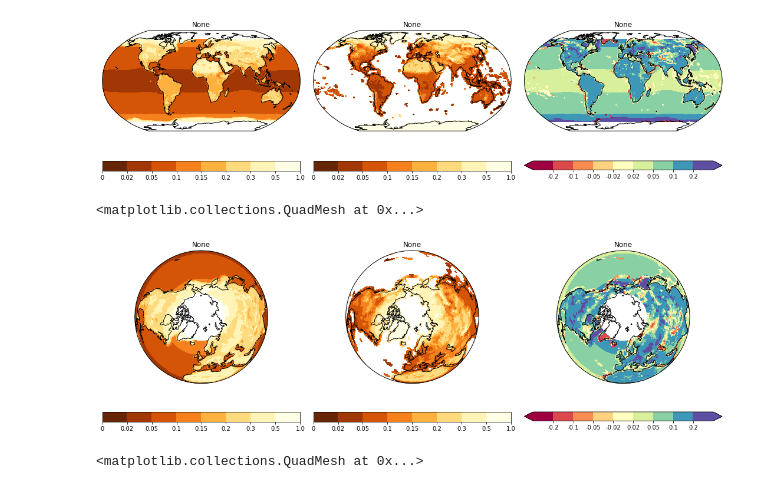
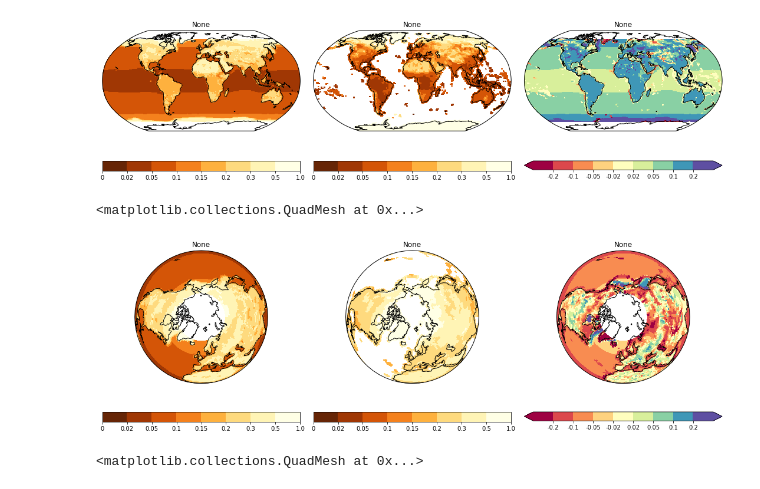
Before and after one commit to douglask3/albedo_teleconection, a Jupyter notebook: plot_SW_v_obs.ipynb, the cells around one changed output. Drawn from its saved outputs; the diff is of its cells as text; code cells hidden in the pictures.

Commit message:
plotting albedo vs global albedo obs

```diff
--- a/plot_SW_v_obs.ipynb
+++ b/plot_SW_v_obs.ipynb
@@ -64,5 +61,7 @@ obs_files = listdir_path(obs_dir)
+# %%
+obs_file = 'outputs/global_albedo/DHR_VIS-regridded.nc'
 # %%
-obs_in = iris.load_cube(obs_files[1])
+obs_in = iris.load_cube(obs_file)
 # %%
 obs = mod[0][0].copy()
 
@@ -132,15 +131,15 @@ plot_lonely_cube(diff,  1, 3, 3, levels = dlevels, cmap = dcmap, extend = 'both'
 # %%
 warnings.filterwarnings('ignore')
 
 
 plot_lonely_cube(mod_annual_average,  1, 3, 1, levels = levels, cmap = cmap, projection=ccrs.Orthographic(0.0, 90.0), colourbar = True)
-plot_lonely_cube(obs_annual_average,  1, 3, 2, levels = levels, cmap = cmap, projection=ccrs.Orthographic(0.0, 90.0), colourbar = True)
-diff = mod_annual_average.copy()
+plot_lonely_cube(obs_annual_average + 0.15,  1, 3, 2, levels = levels, cmap = cmap, projection=ccrs.Orthographic(0.0, 90.0), colourbar = True)
+diff = mod_annual_average.copy() - 0.15
 diff.data -= obs_annual_average.data
 plot_lonely_cube(diff,  1, 3, 3, levels = dlevels, cmap = dcmap, projection=ccrs.Orthographic(0.0, 90.0), extend = 'both', colourbar = True)
 # %% [output]
 <matplotlib.collections.QuadMesh at 0x...>
-[figure, old version]
+[figure, new version]
 # %%
 warnings.filterwarnings('ignore')
 
```
Also changed, not shown: parts of 2 cells of this notebook.
